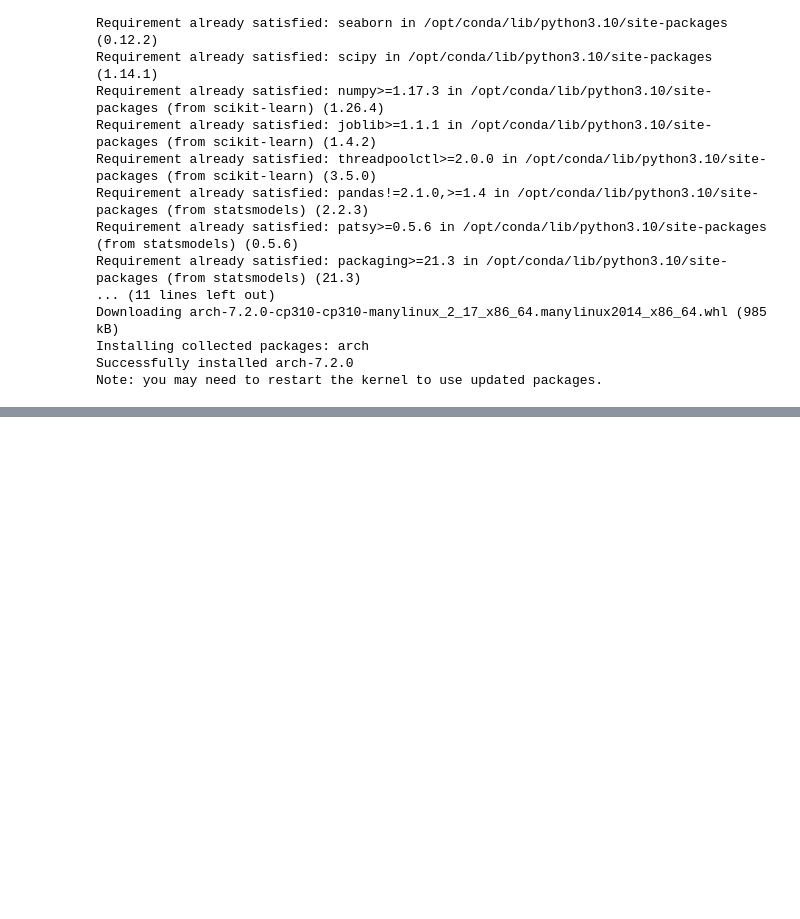
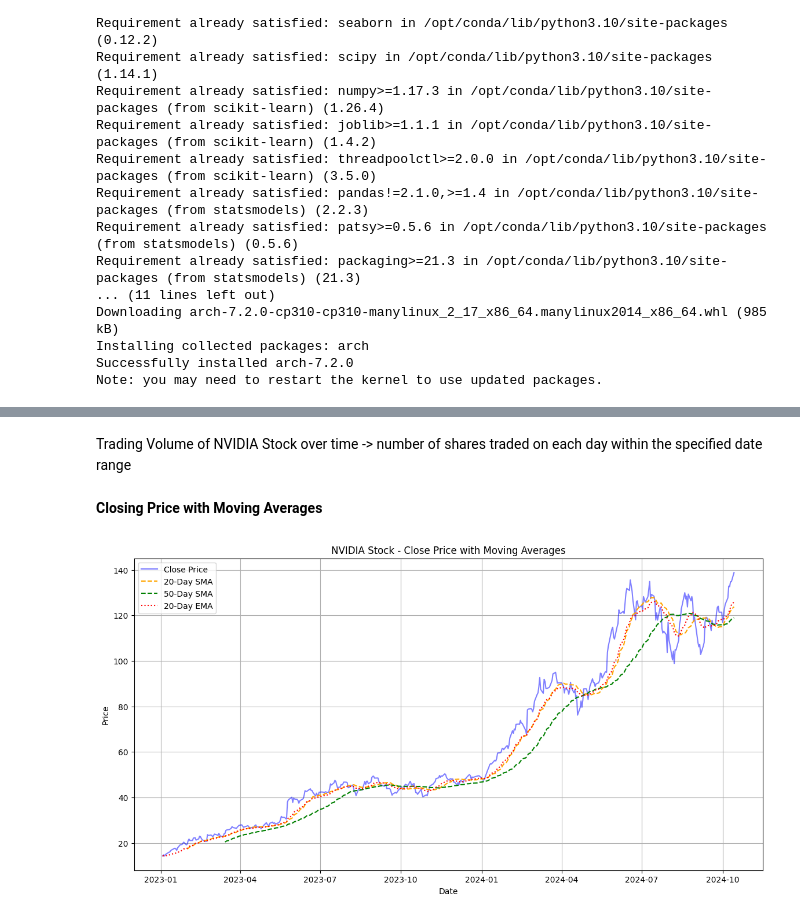
Before and after one commit to mervegb/stock-market-analysis-lstm, a Jupyter notebook: analysis-modeling-nvidia-data.ipynb, the cells around one changed output, grey strips where cells are left out. Cells and saved outputs as stored; diff of their text form; code cells hidden in the pictures; blank space fills up the shorter version.

```diff
--- a/analysis-modeling-nvidia-data.ipynb
+++ b/analysis-modeling-nvidia-data.ipynb
@@ -39,0 +114,24 @@ data.set_index("Date", inplace=True)
+# %% [markdown]
+Trading Volume of NVIDIA Stock over time -> number of shares traded on each day within the specified date range
+# %% [markdown]
+**Closing Price with Moving Averages**
+# %%
+#Calculate Moving Averages
+data["SMA_20"] = data["Close"].rolling(window=20).mean()
+data["SMA_50"] = data["Close"].rolling(window=50).mean()
+data["EMA_20"] = data["Close"].ewm(span=20, adjust=False).mean()
+
+#Plot Close Price with Moving Averages
+plt.figure(figsize=(14,7))
+plt.plot(data["Close"], label="Close Price", color="blue", alpha=0.5)
+plt.plot(data["SMA_20"], label="20-Day SMA", color="orange", linestyle="--")
+plt.plot(data['SMA_50'], label='50-Day SMA', color='green', linestyle='--')
+plt.plot(data['EMA_20'], label='20-Day EMA', color='red', linestyle=':')
+plt.title('NVIDIA Stock - Close Price with Moving Averages')
+plt.xlabel('Date')
+plt.ylabel('Price')
+plt.legend()
+plt.grid(True)
+plt.show()
+# %% [output]
+[figure, added]
```
Also changed, not shown: parts of 11 cells of this notebook.
